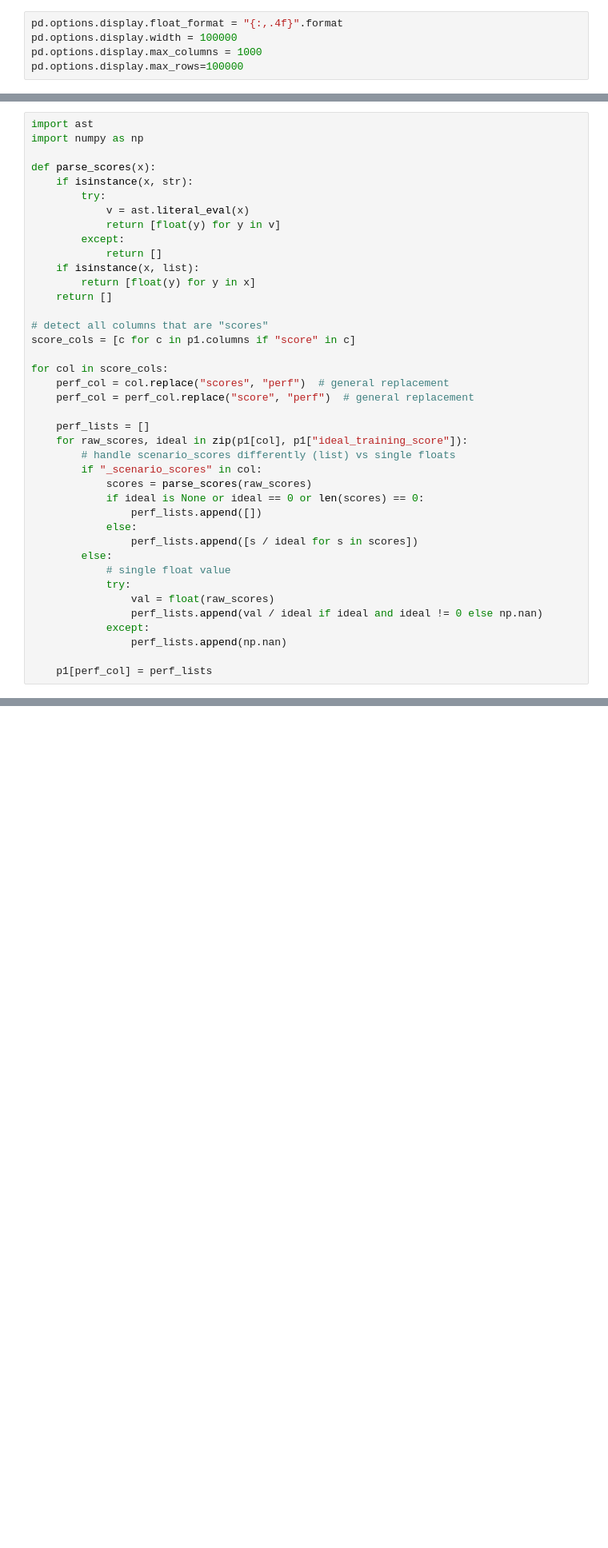
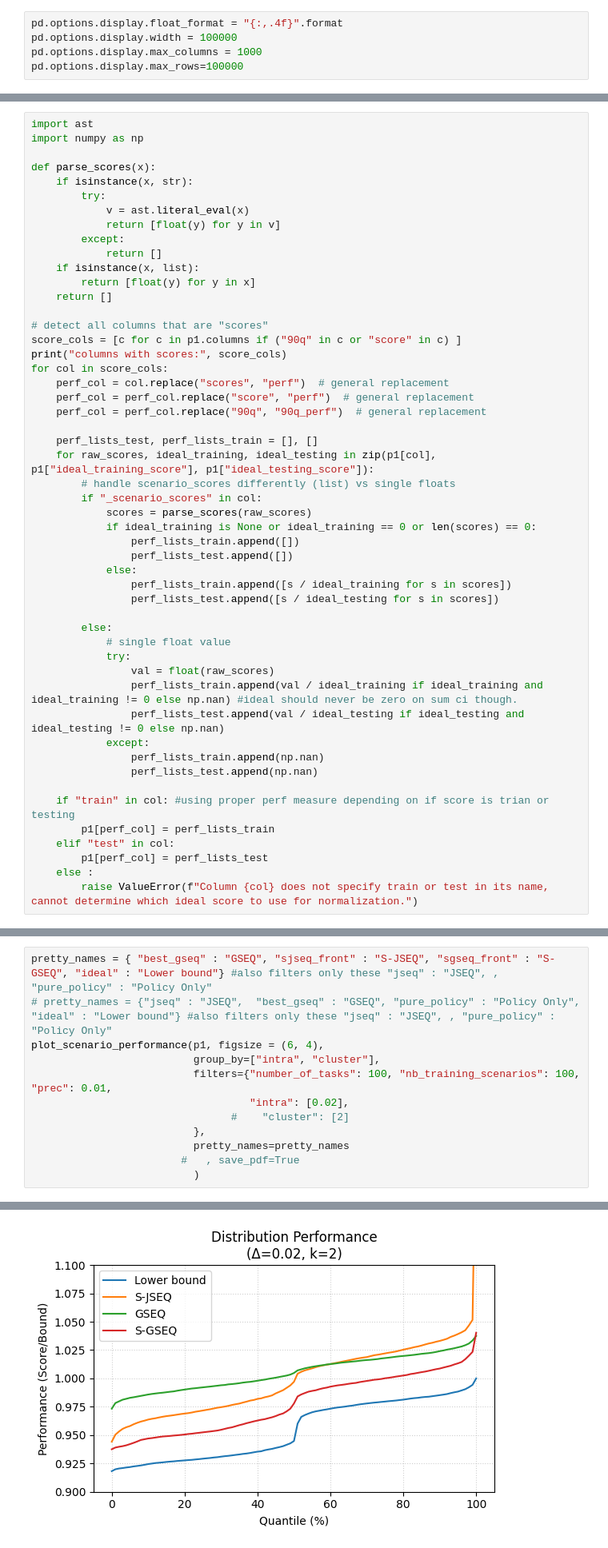
Before and after one commit to lriviere-dev/meta-scheduling, a Jupyter notebook: Results/Analyse_Experiments.ipynb, the cells around one changed output, grey strips where cells are left out. Shown at 80% size. Drawn from its saved outputs; the diff is of its cells as text; blank space fills up the shorter version.

Commit message:
better expe graphs (paper version)

```diff
--- a/Results/Analyse_Experiments.ipynb
+++ b/Results/Analyse_Experiments.ipynb
@@ -68,27 +77,38 @@ def parse_scores(x):
     return []
 
 # detect all columns that are "scores"
-score_cols = [c for c in p1.columns if "score" in c]
-
+score_cols = [c for c in p1.columns if ("90q" in c or "score" in c) ]
+print("columns with scores:", score_cols)
 for col in score_cols:
     perf_col = col.replace("scores", "perf")  # general replacement
     perf_col = perf_col.replace("score", "perf")  # general replacement
+    perf_col = perf_col.replace("90q", "90q_perf")  # general replacement
 
-    perf_lists = []
-    for raw_scores, ideal in zip(p1[col], p1["ideal_training_score"]):
+    perf_lists_test, perf_lists_train = [], []
+    for raw_scores, ideal_training, ideal_testing in zip(p1[col], p1["ideal_training_score"], p1["ideal_testing_score"]):
         # handle scenario_scores differently (list) vs single floats
         if "_scenario_scores" in col:
             scores = parse_scores(raw_scores)
-            if ideal is None or ideal == 0 or len(scores) == 0:
-                perf_lists.append([])
+            if ideal_training is None or ideal_training == 0 or len(scores) == 0:
+                perf_lists_train.append([])
+                perf_lists_test.append([])
             else:
-                perf_lists.append([s / ideal for s in scores])
+                perf_lists_train.append([s / ideal_training for s in scores])
+                perf_lists_test.append([s / ideal_testing for s in scores])
+
         else:
             # single float value
             try:
                 val = float(raw_scores)
-                perf_lists.append(val / ideal if ideal and ideal != 0 else np.nan)
+                perf_lists_train.append(val / ideal_training if ideal_training and ideal_training != 0 else np.nan) #ideal should never be zero on sum ci though.
+                perf_lists_test.append(val / ideal_testing if ideal_testing and ideal_testing != 0 else np.nan)
             except:
-                perf_lists.append(np.nan)
+                perf_lists_train.append(np.nan)
+                perf_lists_test.append(np.nan)
 
-    p1[perf_col] = perf_lists
+    if "train" in col: #using proper perf measure depending on if score is trian or testing
+        p1[perf_col] = perf_lists_train
+    elif "test" in col:
+        p1[perf_col] = perf_lists_test
+    else :
+        raise ValueError(f"Column {col} does not specify train or test in its name, cannot determine which ideal score to use for normalization.")
@@ -257,0 +541,13 @@ display(table_df)
+# %%
+pretty_names = { "best_gseq" : "GSEQ", "sjseq_front" : "S-JSEQ", "sgseq_front" : "S-GSEQ", "ideal" : "Lower bound"} #also filters only these "jseq" : "JSEQ", , "pure_policy" : "Policy Only"
+# pretty_names = {"jseq" : "JSEQ",  "best_gseq" : "GSEQ", "pure_policy" : "Policy Only", "ideal" : "Lower bound"} #also filters only these "jseq" : "JSEQ", , "pure_policy" : "Policy Only"
+plot_scenario_performance(p1, figsize = (6, 4),
+                          group_by=["intra", "cluster"],
+                          filters={"number_of_tasks": 100, "nb_training_scenarios": 100, "prec": 0.01,
+                                   "intra": [0.02],
+                                #    "cluster": [2]
+                          },
+                          pretty_names=pretty_names
+                        #   , save_pdf=True
+                          )
+# %% [output]
@@ -257,0 +557 @@ display(table_df)
+[figure, added]
```
Also changed, not shown: parts of 24 cells of this notebook.
